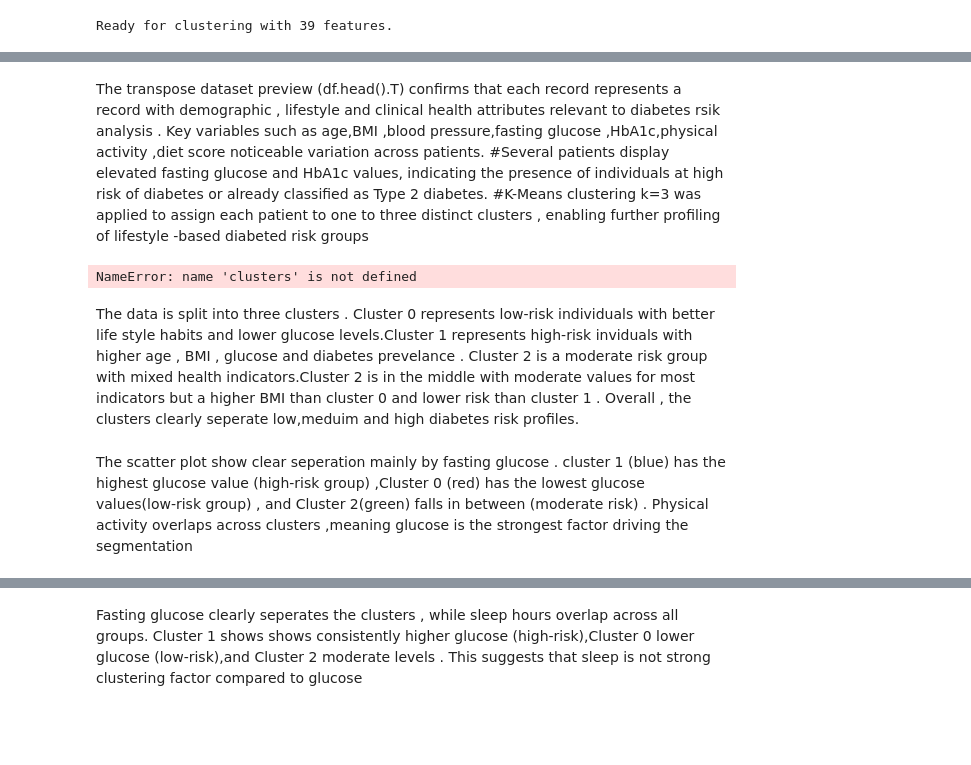
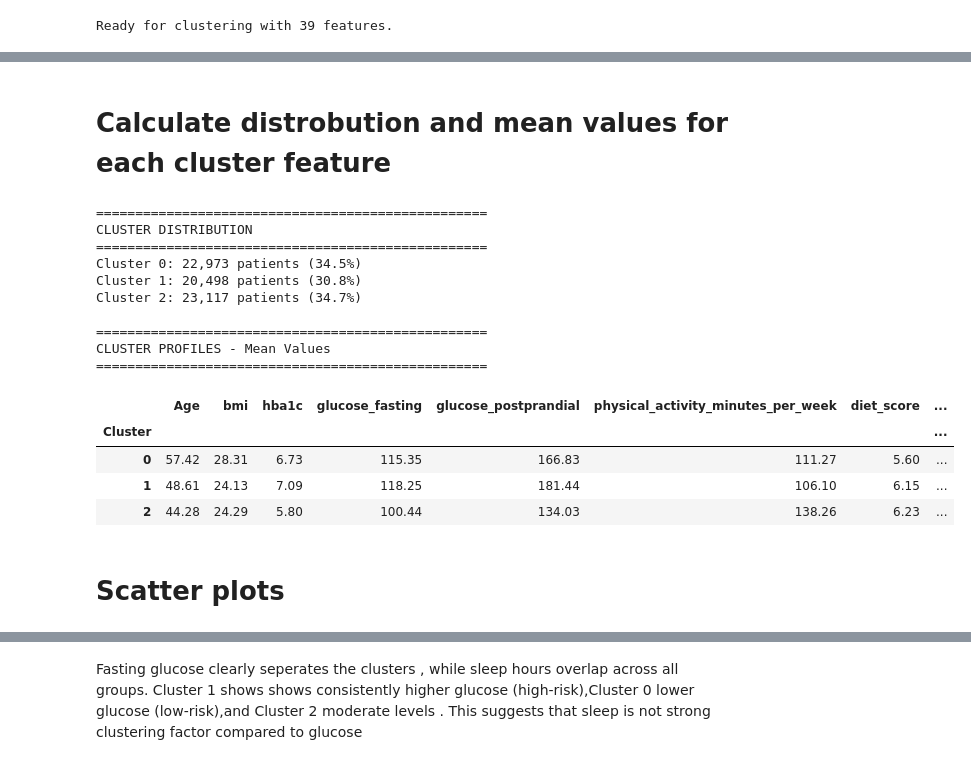
Before and after one commit to m-vs-0502/MLG382-Assignment1---Group-11, a Jupyter notebook: notebooks/cluster_modelling.ipynb, the cells around one changed output, grey strips where cells are left out. Drawn from its saved outputs; the diff is of its cells as text; code cells hidden in the pictures; blank space fills up the shorter version.

```diff
--- a/notebooks/cluster_modelling.ipynb
+++ b/notebooks/cluster_modelling.ipynb
@@ -78,18 +78,0 @@ Success: K-Means is now a 19-feature model.
-# %% [markdown]
- The transpose dataset preview (df.head().T) confirms that each record represents a record with demographic , lifestyle and clinical health attributes
-relevant to diabetes rsik analysis . Key variables such as age,BMI ,blood pressure,fasting glucose ,HbA1c,physical activity ,diet score
-noticeable variation across patients.
-#Several patients display elevated fasting glucose and HbA1c values, indicating the presence of individuals at high risk of diabetes or already classified as Type 2 diabetes.
-#K-Means clustering k=3 was applied to assign each patient to one to three distinct clusters , enabling further profiling of lifestyle -based diabeted risk groups
-# %%
-# Load the unscaled data to see real clinical values
-X_train = pd.read_csv('../data/processed/X_train.csv')
-
-# Attach the clusters we just generated
-X_train['Cluster'] = clusters
-
-# Display descriptive statistics for each cluster to see what they represent
-cluster_summary = X_train.groupby('Cluster').describe().T
-display(cluster_summary)
-# %% [output]
-NameError: name 'clusters' is not defined
@@ -119,3 +78,0 @@ display(cluster_profile)
-# %% [markdown]
-The data is split into three clusters . Cluster 0 represents low-risk individuals with better life style habits and lower glucose levels.Cluster 1 represents high-risk inviduals with higher age , BMI , glucose and diabetes prevelance . Cluster 2 is a moderate risk group with mixed health indicators.Cluster 2 is in the middle with moderate values for most indicators but a higher BMI than cluster 0 and lower risk than cluster 1
-. Overall , the clusters clearly seperate low,meduim and high diabetes risk profiles.
@@ -142,5 +79,56 @@ display(cluster_profile.sort_values(by='hba1c', ascending=False))
-# %% [markdown]
-The scatter plot show clear seperation mainly by fasting glucose . cluster 1 (blue) has the highest glucose value (high-risk group) ,Cluster 0 (red) has the lowest glucose values(low-risk group) , and Cluster 2(green) falls in between (moderate risk) . Physical activity overlaps across clusters ,meaning glucose is the strongest factor driving the segmentation
+# %% [markdown]
+# Calculate distrobution and mean values for each cluster feature
+# %%
+clinical_features = [
+    'Age', 'alcohol_consumption_per_week', 'physical_activity_minutes_per_week',
+    'diet_score', 'sleep_hours_per_day', 'screen_time_hours_per_day', 'bmi',
+    'waist_to_hip_ratio', 'systolic_bp', 'diastolic_bp', 'heart_rate',
+    'cholesterol_total', 'hdl_cholesterol', 'ldl_cholesterol', 'triglycerides',
+    'glucose_fasting', 'glucose_postprandial', 'insulin_level', 'hba1c'
+]
+
+clusters = kmeans_19.predict(X_train_scaled[clinical_features])
+
+X_train['Cluster'] = clusters
+
+print("=" * 50)
+print("CLUSTER DISTRIBUTION")
+print("=" * 50)
+cluster_counts = pd.Series(clusters).value_counts().sort_index()
+for cluster, count in cluster_counts.items():
+    pct = count / len(clusters) * 100
+    print(f"Cluster {cluster}: {count:,} patients ({pct:.1f}%)")
+
+print("\n" + "=" * 50)
+print("CLUSTER PROFILES - Mean Values")
+print("=" * 50)
+
+key_features = [
+    'Age', 'bmi', 'hba1c', 'glucose_fasting', 'glucose_postprandial',
+    'physical_activity_minutes_per_week', 'diet_score', 'systolic_bp'
+]
+
+cluster_profile = X_train.groupby('Cluster')[key_features].mean()
+cluster_profile['Patient_Count'] = cluster_counts
+display(cluster_profile.round(2))
+# %% [output]
+==================================================
+CLUSTER DISTRIBUTION
+==================================================
+Cluster 0: 22,973 patients (34.5%)
+Cluster 1: 20,498 patients (30.8%)
+Cluster 2: 23,117 patients (34.7%)
+
+==================================================
+CLUSTER PROFILES - Mean Values
+==================================================
+|  | Age | bmi | hba1c | glucose_fasting | glucose_postprandial | physical_activity_minutes_per_week | diet_score | ... |
+| Cluster |  |  |  |  |  |  |  | ... |
+| 0 | 57.42 | 28.31 | 6.73 | 115.35 | 166.83 | 111.27 | 5.60 | ... |
+| 1 | 48.61 | 24.13 | 7.09 | 118.25 | 181.44 | 106.10 | 6.15 | ... |
+| 2 | 44.28 | 24.29 | 5.80 | 100.44 | 134.03 | 138.26 | 6.23 | ... |
+# %% [markdown]
+# Scatter plots
 # %%
 plt.figure(figsize=(8, 5))
 
```
Also changed, not shown: parts of 14 cells of this notebook, 9 other files.
